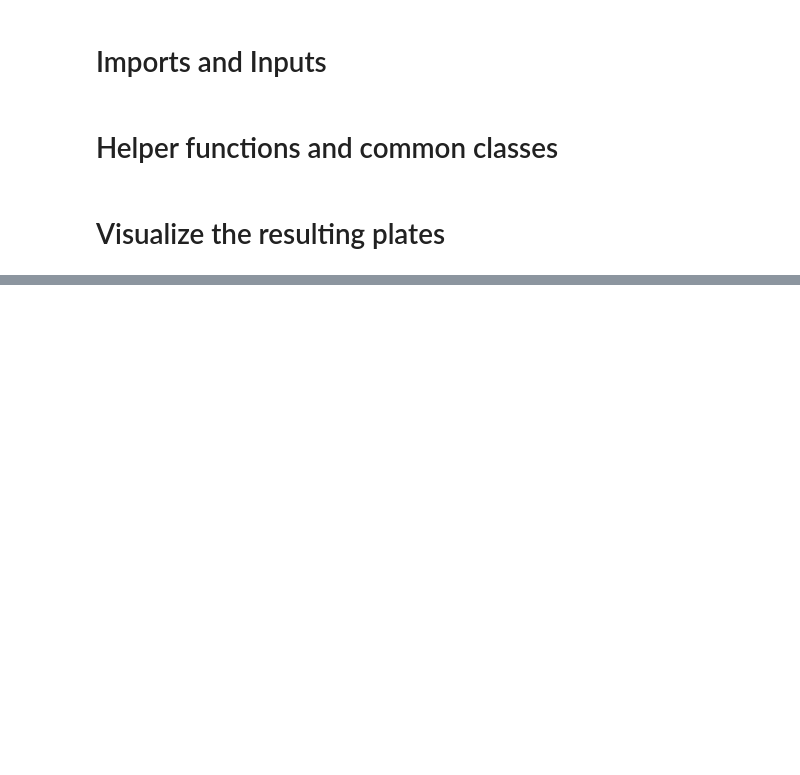
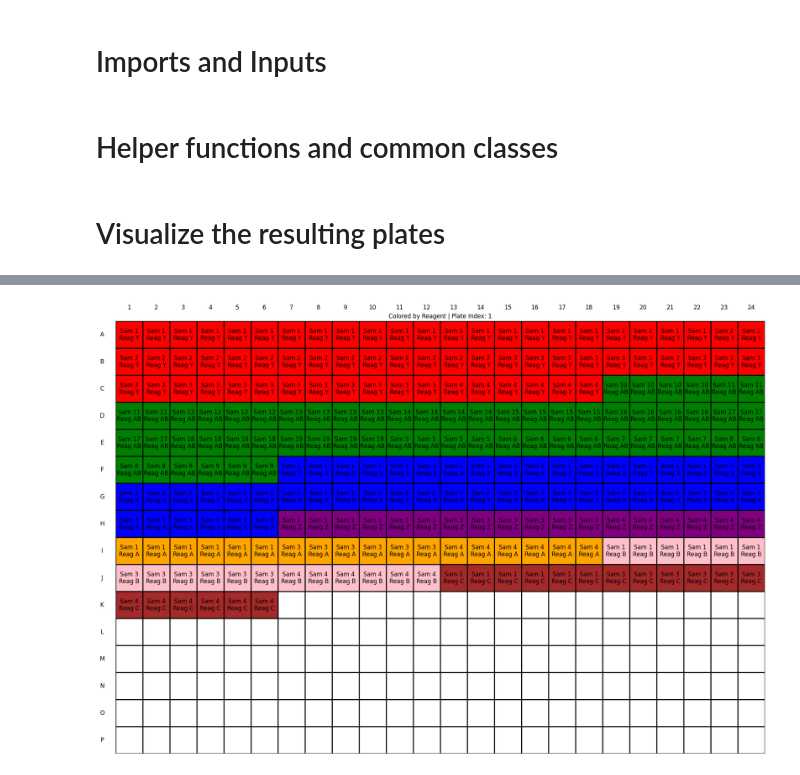
Before and after one commit to HappyPotatoman/microtiter_filler, a Jupyter notebook: microtiter_filler.ipynb, the cells around one changed output, grey strips where cells are left out. Saved outputs shown, nothing was run; the diff lists cells and outputs as text; code cells hidden in the pictures; blank space fills up the shorter version.

```diff
--- a/microtiter_filler.ipynb
+++ b/microtiter_filler.ipynb
@@ -57,13 +50,22 @@ def evaluate_microplate(plates):
 # Visualize the resulting plates
 # %%
 def plot_plate(plate, color_map, color_by, plate_index):
-    _, ax = plt.subplots(figsize=(12, 8))
+    if plate_size == 96:
+        number_of_rows = 8
+        number_of_columns = 12
+        figsize= (12,8)
+    elif plate_size == 384:
+        number_of_rows = 16
+        number_of_columns = 24
+        figsize=(24,16)
+
+    _, ax = plt.subplots(figsize=figsize)
 
     title_text = f"Colored by {color_by.capitalize()}"
     if plate_index is not None:
         title_text += f" | Plate Index: {plate_index}"
+    plt.title(title_text)
 
-    plt.title(title_text)
 
     for i, row in enumerate(plate):
         for j, well in enumerate(row):
@@ -78,12 +80,6 @@ def plot_plate(plate, color_map, color_by, plate_index):
             else:
                 ax.add_patch(plt.Rectangle((j-0.5, i-0.5), 1, 1, facecolor='white', edgecolor='black', linewidth=2))
 
-    if plate_size == 96:
-        number_of_rows = 8
-        number_of_columns = 12
-    elif plate_size == 384:
-        number_of_rows = 16
-        number_of_columns = 24
 
     row_labels = [chr(i) for i in range(ord('A'), ord('A') + number_of_rows)]
     col_labels = [i + 1 for i in range(number_of_columns)]
@@ -430,0 +101,81 @@ for i, plate in enumerate(plates, 1):
+# %%
+def sort_by_smaller_group_and_fill(plate_size: int, samples: List[List[str]], reagents: List[List[str]], replicas: List[int], well_num: int) -> List[List[List[str]]]:
+    def create_empty_plate(rows, cols):
+        return [[[None] for _ in range(cols)] for _ in range(rows)]
+
+    def fill_plate(plate, items, rows, cols):
+        current_well = 0
+        plates = []
+        for sample, reagent in items:
+            if current_well == plate_size:
+                plates.append(plate)
+                plate = create_empty_plate(rows, cols)
+                current_well = 0
+
+            row_index = current_well // cols
+            col_index = current_well % cols
+
+            plate[row_index][col_index] = [sample, reagent]
+
+            current_well += 1
+
+        if plate:
+            plates.append(plate)
+
+        return plates
+
+    enough, wells_needed, wells_available = check_if_enough_plates(plate_size, samples, reagents, replicas, well_num)
+    if not enough:
+        error_message = f"Number of wells needed {wells_needed} exceed available number of wells {wells_available}."
+        raise PlateFillError(error_message)
+
+    if plate_size == 96:
+        num_rows = 8
+        num_cols = 12
+    elif plate_size == 384:
+        num_rows = 16
+        num_cols = 24
+
+    sample_per_reagent_counter = defaultdict(Counter)
+    reagent_per_sample_counter = defaultdict(Counter)
+    reagent_counter = Counter()
+    sample_counter = Counter()
+
+    for exp_samples, exp_reagents, exp_replicas in zip(samples, reagents, replicas):
+        for reagent in exp_reagents:
+            for sample in exp_samples:
+                sample_per_reagent_counter[reagent][sample] += exp_replicas
+                reagent_per_sample_counter[sample][reagent] += exp_replicas
+                sample_counter[sample] += exp_replicas
+                reagent_counter[reagent] += exp_replicas
+
+    reagents_sorted_by_frequency = [key for key, _ in reagent_counter.most_common()]
+
+    plate = create_empty_plate(num_rows, num_cols)
+
+    items_by_reagent = [(sample, reagent) for reagent in reagents_sorted_by_frequency for sample, freq in sorted(sample_per_reagent_counter[reagent].most_common()) for _ in range(freq)]
+    group_by_reagent_result = fill_plate(plate, items_by_reagent, num_rows, num_cols)
+
+    plate = create_empty_plate(num_rows, num_cols)
+    items_by_sample = [(sample, reagent) for sample in sample_counter for reagent, freq in sorted(reagent_per_sample_counter[sample].most_common()) for _ in range(freq)]
+    group_by_sample_result = fill_plate(plate, items_by_sample, num_rows, num_cols)
+
+    return group_by_reagent_result if evaluate_microplate(group_by_sample_result) >= evaluate_microplate(group_by_reagent_result) else group_by_sample_result
+
+try:
+    plates = sort_by_smaller_group_and_fill(plate_size=plate_size, samples=samples, reagents=reagents, replicas=replicas, well_num=well_num)
+except PlateFillError as e:
+    print(f"PlateFillError: {e.message}")
+
+
+colors = ['red', 'green', 'blue', 'purple', 'orange', 'pink', 'brown', 'cyan', 'magenta']
+color_cycle = itertools.cycle(colors)
+
+color_map = {}
+
+for i, plate in enumerate(plates, 1):
+    plot_plate(plate=plate, color_map=color_map, color_by='reagent', plate_index=i)
+for i, plate in enumerate(plates, 1):
+    plot_plate(plate=plate, color_map=color_map, color_by='sample', plate_index=i)
+# %% [output]
+[figure, added]
```
Also changed, not shown: parts of 15 cells of this notebook.
